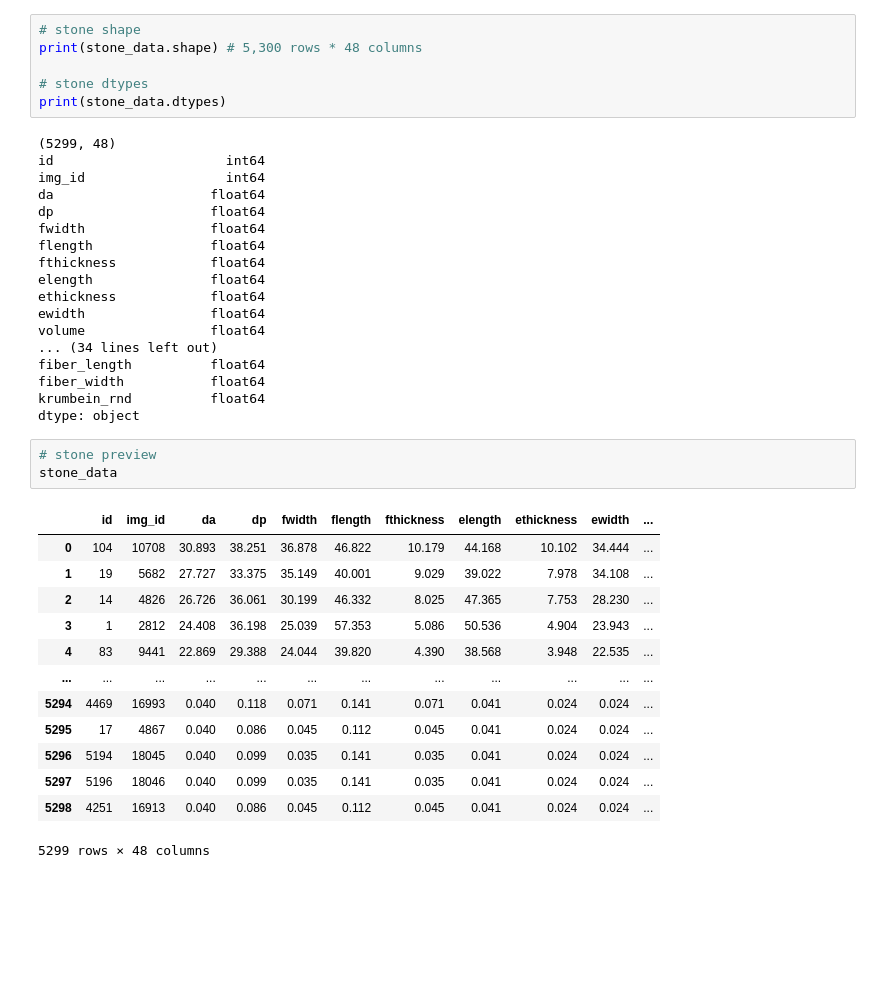
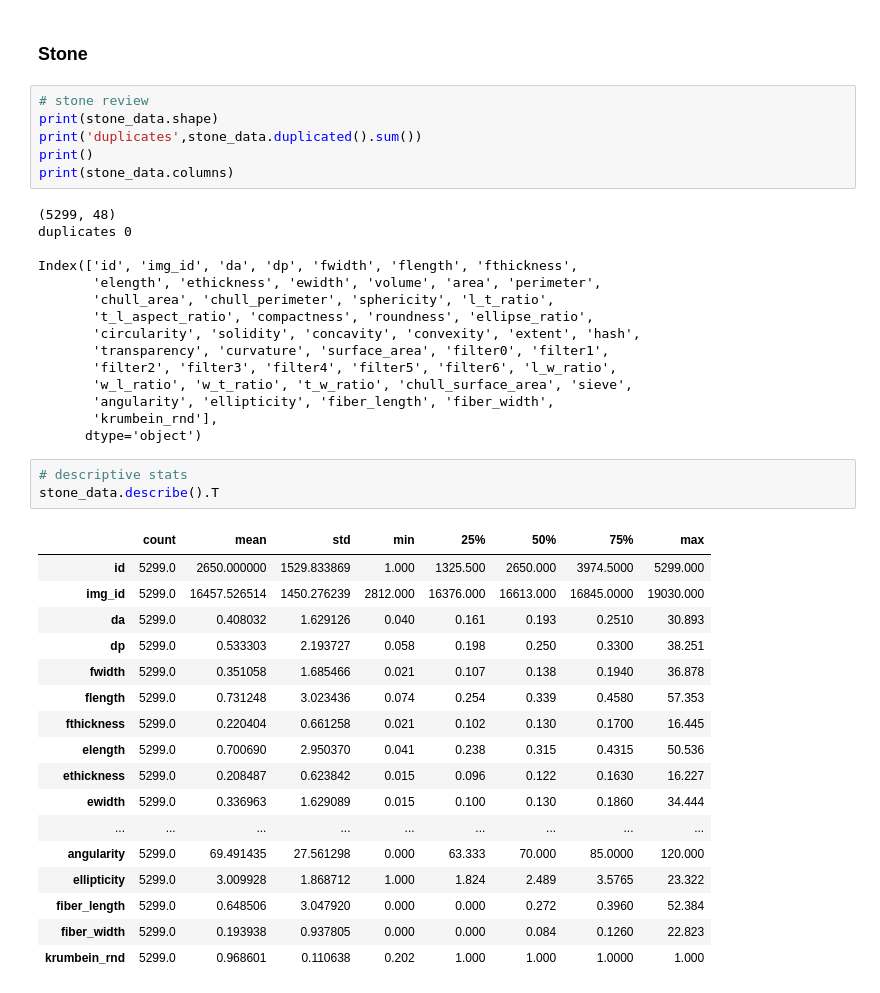
Before and after one commit to sheacon/ancient_toolmaking, a Jupyter notebook: 10-load-data.ipynb, the cells around one changed output. Cells and saved outputs as stored; diff of their text form; blank space fills up the shorter version.

```diff
--- a/10-load-data.ipynb
+++ b/10-load-data.ipynb
@@ -66,41 +115,44 @@ soil_data
+# %% [markdown]
+### Stone
 # %%
-# stone shape
-print(stone_data.shape) # 5,300 rows * 48 columns
-
-# stone dtypes
-print(stone_data.dtypes)
+# stone review
+print(stone_data.shape)
+print('duplicates',stone_data.duplicated().sum())
+print()
+print(stone_data.columns)
 # %% [output]
 (5299, 48)
-id                      int64
-img_id                  int64
-da                    float64
-dp                    float64
-fwidth                float64
-flength               float64
-fthickness            float64
-elength               float64
-ethickness            float64
-ewidth                float64
-volume                float64
-... (34 lines left out)
-fiber_length          float64
-fiber_width           float64
-krumbein_rnd          float64
-dtype: object
+duplicates 0
+
+Index(['id', 'img_id', 'da', 'dp', 'fwidth', 'flength', 'fthickness',
+       'elength', 'ethickness', 'ewidth', 'volume', 'area', 'perimeter',
+       'chull_area', 'chull_perimeter', 'sphericity', 'l_t_ratio',
+       't_l_aspect_ratio', 'compactness', 'roundness', 'ellipse_ratio',
+       'circularity', 'solidity', 'concavity', 'convexity', 'extent', 'hash',
+       'transparency', 'curvature', 'surface_area', 'filter0', 'filter1',
+       'filter2', 'filter3', 'filter4', 'filter5', 'filter6', 'l_w_ratio',
+       'w_l_ratio', 'w_t_ratio', 't_w_ratio', 'chull_surface_area', 'sieve',
+       'angularity', 'ellipticity', 'fiber_length', 'fiber_width',
+       'krumbein_rnd'],
+      dtype='object')
-# %%
-# stone preview
-stone_data
-# %% [output]
-|  | id | img_id | da | dp | fwidth | flength | fthickness | elength | ethickness | ewidth | ... |
-| 0 | 104 | 10708 | 30.893 | 38.251 | 36.878 | 46.822 | 10.179 | 44.168 | 10.102 | 34.444 | ... |
-| 1 | 19 | 5682 | 27.727 | 33.375 | 35.149 | 40.001 | 9.029 | 39.022 | 7.978 | 34.108 | ... |
-| 2 | 14 | 4826 | 26.726 | 36.061 | 30.199 | 46.332 | 8.025 | 47.365 | 7.753 | 28.230 | ... |
-| 3 | 1 | 2812 | 24.408 | 36.198 | 25.039 | 57.353 | 5.086 | 50.536 | 4.904 | 23.943 | ... |
-| 4 | 83 | 9441 | 22.869 | 29.388 | 24.044 | 39.820 | 4.390 | 38.568 | 3.948 | 22.535 | ... |
-| ... | ... | ... | ... | ... | ... | ... | ... | ... | ... | ... | ... |
-| 5294 | 4469 | 16993 | 0.040 | 0.118 | 0.071 | 0.141 | 0.071 | 0.041 | 0.024 | 0.024 | ... |
-| 5295 | 17 | 4867 | 0.040 | 0.086 | 0.045 | 0.112 | 0.045 | 0.041 | 0.024 | 0.024 | ... |
-| 5296 | 5194 | 18045 | 0.040 | 0.099 | 0.035 | 0.141 | 0.035 | 0.041 | 0.024 | 0.024 | ... |
-| 5297 | 5196 | 18046 | 0.040 | 0.099 | 0.035 | 0.141 | 0.035 | 0.041 | 0.024 | 0.024 | ... |
-| 5298 | 4251 | 16913 | 0.040 | 0.086 | 0.045 | 0.112 | 0.045 | 0.041 | 0.024 | 0.024 | ... |
-5299 rows × 48 columns
+# %%
+# descriptive stats
+stone_data.describe().T
+# %% [output]
+|  | count | mean | std | min | 25% | 50% | 75% | max |
+| id | 5299.0 | 2650.000000 | 1529.833869 | 1.000 | 1325.500 | 2650.000 | 3974.5000 | 5299.000 |
+| img_id | 5299.0 | 16457.526514 | 1450.276239 | 2812.000 | 16376.000 | 16613.000 | 16845.0000 | 19030.000 |
+| da | 5299.0 | 0.408032 | 1.629126 | 0.040 | 0.161 | 0.193 | 0.2510 | 30.893 |
+| dp | 5299.0 | 0.533303 | 2.193727 | 0.058 | 0.198 | 0.250 | 0.3300 | 38.251 |
+| fwidth | 5299.0 | 0.351058 | 1.685466 | 0.021 | 0.107 | 0.138 | 0.1940 | 36.878 |
+| flength | 5299.0 | 0.731248 | 3.023436 | 0.074 | 0.254 | 0.339 | 0.4580 | 57.353 |
+| fthickness | 5299.0 | 0.220404 | 0.661258 | 0.021 | 0.102 | 0.130 | 0.1700 | 16.445 |
+| elength | 5299.0 | 0.700690 | 2.950370 | 0.041 | 0.238 | 0.315 | 0.4315 | 50.536 |
+| ethickness | 5299.0 | 0.208487 | 0.623842 | 0.015 | 0.096 | 0.122 | 0.1630 | 16.227 |
+| ewidth | 5299.0 | 0.336963 | 1.629089 | 0.015 | 0.100 | 0.130 | 0.1860 | 34.444 |
+| ... | ... | ... | ... | ... | ... | ... | ... | ... |
+| angularity | 5299.0 | 69.491435 | 27.561298 | 0.000 | 63.333 | 70.000 | 85.0000 | 120.000 |
+| ellipticity | 5299.0 | 3.009928 | 1.868712 | 1.000 | 1.824 | 2.489 | 3.5765 | 23.322 |
+| fiber_length | 5299.0 | 0.648506 | 3.047920 | 0.000 | 0.000 | 0.272 | 0.3960 | 52.384 |
+| fiber_width | 5299.0 | 0.193938 | 0.937805 | 0.000 | 0.000 | 0.084 | 0.1260 | 22.823 |
+| krumbein_rnd | 5299.0 | 0.968601 | 0.110638 | 0.202 | 1.000 | 1.000 | 1.0000 | 1.000 |
```
Also changed, not shown: parts of 20 cells of this notebook, 3 other files.
